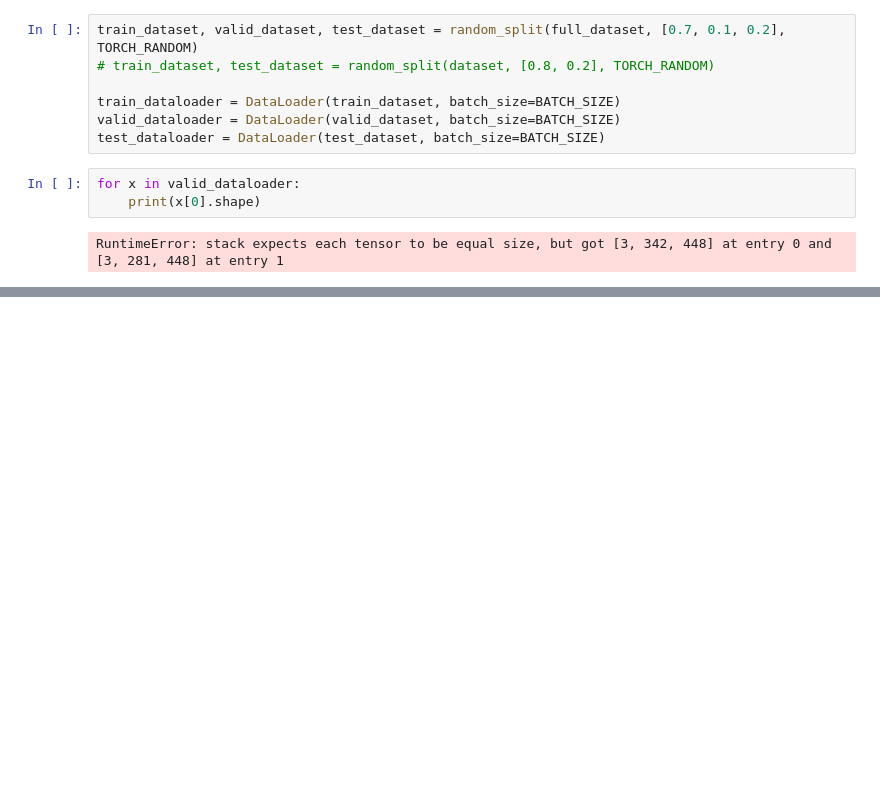
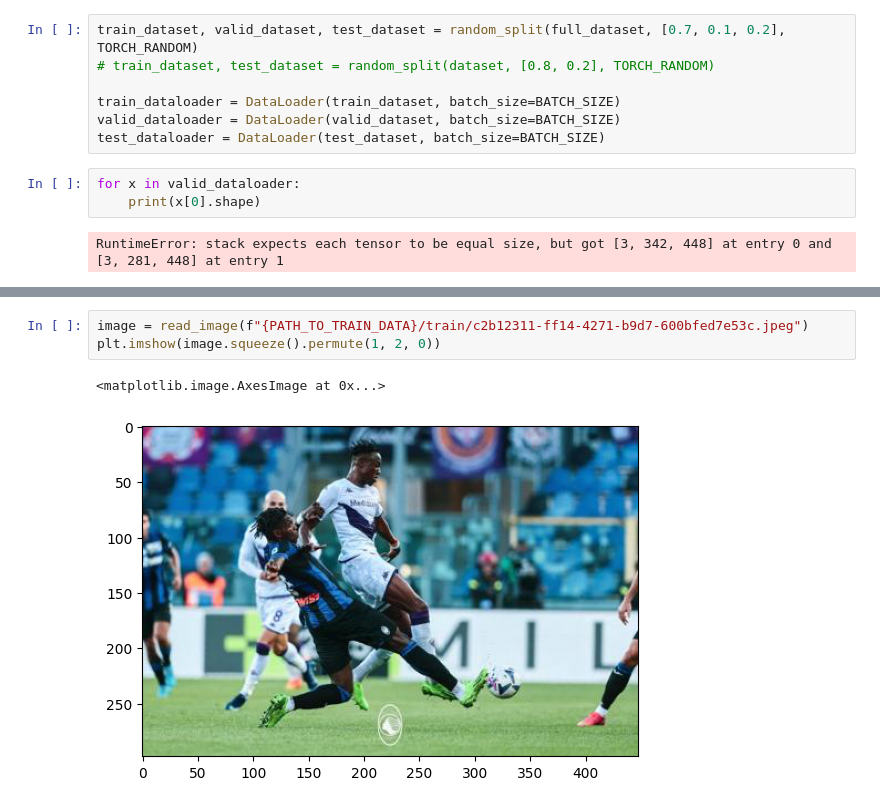
Before and after one commit to ikekz/made_cv_02_23, a Jupyter notebook: playground.ipynb, the cells around one changed output, grey strips where cells are left out. Drawn from its saved outputs; the diff is of its cells as text; blank space fills up the shorter version.

```diff
--- a/playground.ipynb
+++ b/playground.ipynb
@@ -726,0 +1092,6 @@ RuntimeError: stack expects each tensor to be equal size, but got [3, 342, 448]
+# %%
+image = read_image(f"{PATH_TO_TRAIN_DATA}/train/c2b12311-ff14-4271-b9d7-600bfed7e53c.jpeg")
+plt.imshow(image.squeeze().permute(1, 2, 0))
+# %% [output]
+<matplotlib.image.AxesImage at 0x...>
+[figure, added]
```
Also changed, not shown: parts of 89 cells of this notebook, 1 other file.
